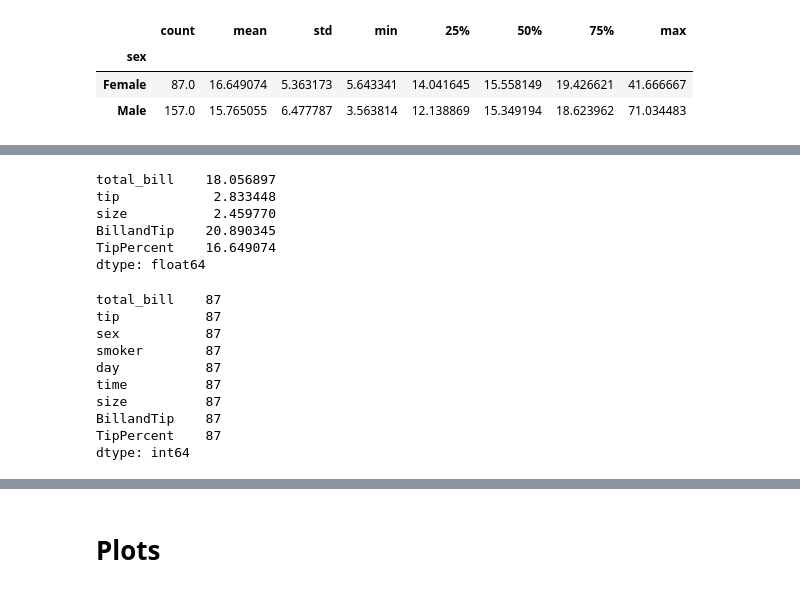
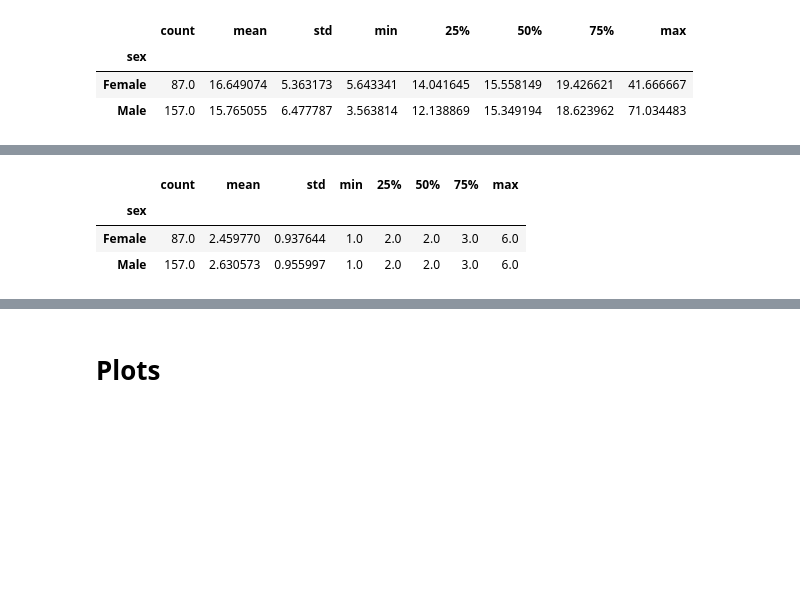
Before and after one commit to edelcorcoran/FDA-Project, a Jupyter notebook: Tips.ipynb, the cells around one changed output, grey strips where cells are left out. Drawn from its saved outputs; the diff is of its cells as text; code cells hidden in the pictures; blank space fills up the shorter version.

Commit message:
Categorical Data Analysis - Sex/Day/Time/Smoker

```diff
--- a/Tips.ipynb
+++ b/Tips.ipynb
@@ -483,23 +476,7 @@ dtype: int64
-# %%
-#Look at Summary Stats for Females only
-(df.loc[df.loc[:, 'sex'] == 'Female']).mean()
-# %% [output]
-total_bill    18.056897
-tip            2.833448
-size           2.459770
-BillandTip    20.890345
-TipPercent    16.649074
-dtype: float64
-# %%
-(df.loc[df.loc[:, 'sex'] == 'Female']).count()
-# %% [output]
-total_bill    87
-tip           87
-sex           87
-smoker        87
-day           87
-time          87
-size          87
-BillandTip    87
-TipPercent    87
-dtype: int64
+# %%
+df.groupby(by='sex')['size'].describe() # Desriptive Statistics table by party size
+# %% [output]
+|  | count | mean | std | min | 25% | 50% | 75% | max |
+| sex |  |  |  |  |  |  |  |  |
+| Female | 87.0 | 2.459770 | 0.937644 | 1.0 | 2.0 | 2.0 | 3.0 | 6.0 |
+| Male | 157.0 | 2.630573 | 0.955997 | 1.0 | 2.0 | 2.0 | 3.0 | 6.0 |
```
Also changed, not shown: parts of 34 cells of this notebook.
